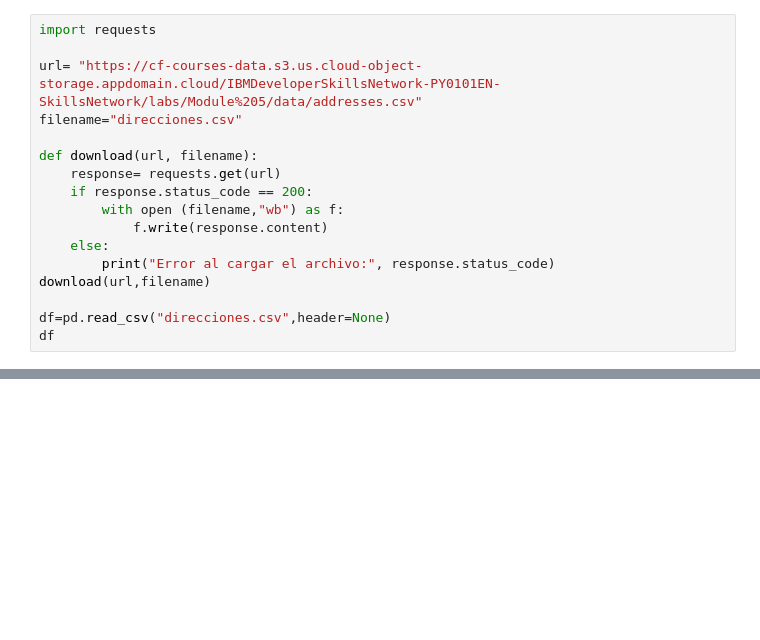
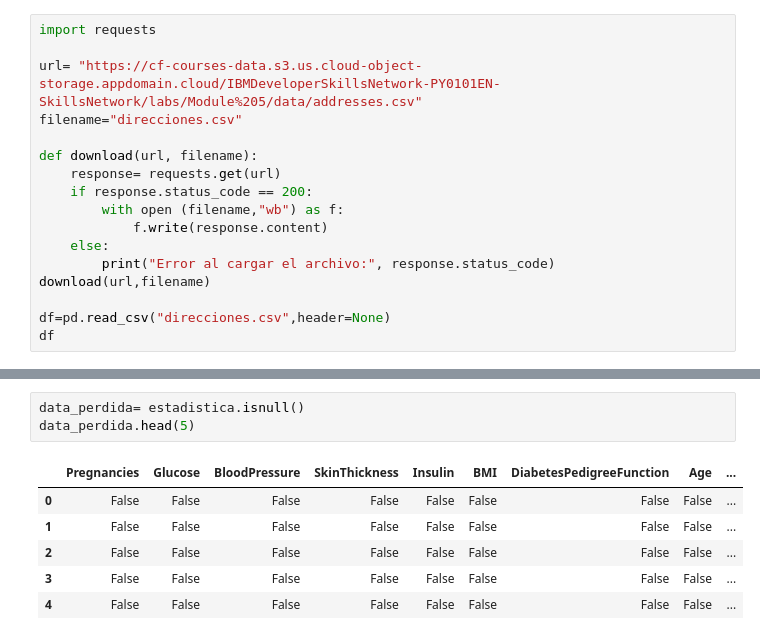
Before and after one commit to LuisBarrionuevodev/Coding-Challenges, a Jupyter notebook: Python/practicando apis en python/api_basket.ipynb, the cells around one changed output, grey strips where cells are left out. Drawn from its saved outputs; the diff is of its cells as text; blank space fills up the shorter version.

```diff
--- a/Python/practicando apis en python/api_basket.ipynb
+++ b/Python/practicando apis en python/api_basket.ipynb
@@ -316,0 +408,10 @@ filename=""
+# %%
+data_perdida= estadistica.isnull()
+data_perdida.head(5)
+# %% [output]
+|  | Pregnancies | Glucose | BloodPressure | SkinThickness | Insulin | BMI | DiabetesPedigreeFunction | Age | ... |
+| 0 | False | False | False | False | False | False | False | False | ... |
+| 1 | False | False | False | False | False | False | False | False | ... |
+| 2 | False | False | False | False | False | False | False | False | ... |
+| 3 | False | False | False | False | False | False | False | False | ... |
+| 4 | False | False | False | False | False | False | False | False | ... |
```
Also changed, not shown: parts of 7 cells of this notebook, 3 other files.
